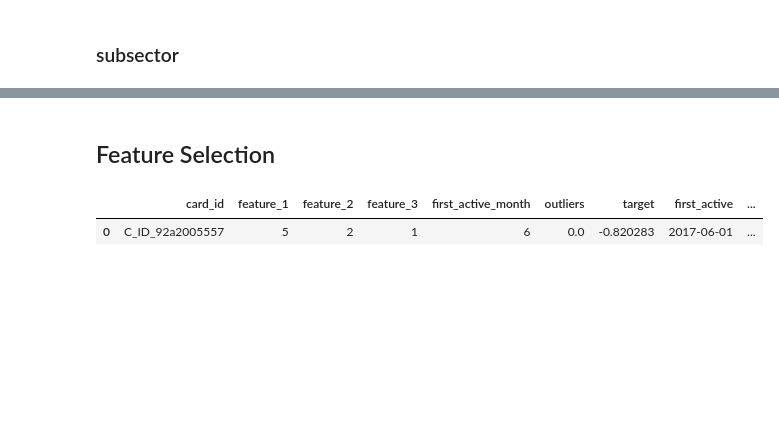
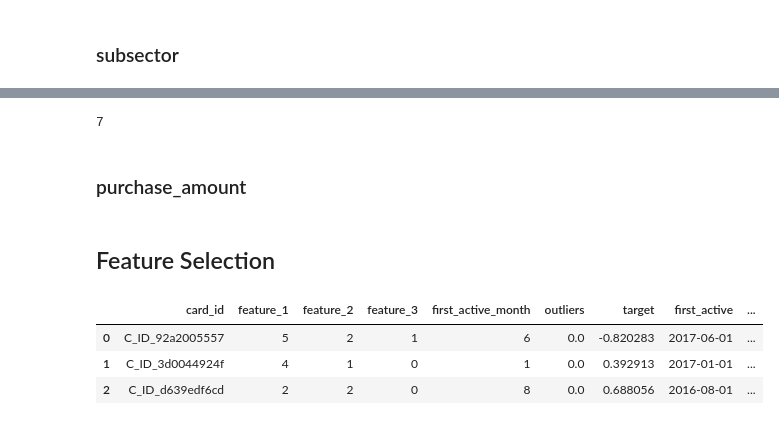
Before and after one commit to SONG-WONHO/Kaggle-Elo, a Jupyter notebook: 2-2 Feature Engineering and Selection.ipynb, the cells around one changed output, grey strips where cells are left out. Cells and saved outputs as stored; diff of their text form; code cells hidden in the pictures; blank space fills up the shorter version.

```diff
--- a/2-2 Feature Engineering and Selection.ipynb
+++ b/2-2 Feature Engineering and Selection.ipynb
@@ -368,0 +515,6 @@ gc.collect()
+# %%
+temp = history.groupby(['card_id']).agg({'purchase_year_month_day': ['max', 'min', duration]})
+# %%
+temp.columns = ['hist_purchase_year_month_day_max', 'hist_purchase_year_month_day_min', 'hist_purchase_year_month_day_duration']
+temp.reset_index(inplace=True)
+temp.head(1)
@@ -368,0 +524,10 @@ gc.collect()
+# %%
+train = train.merge(temp, on='card_id', how='left')
+test = test.merge(temp, on='card_id', how='left')
+
+del temp
+gc.collect()
+# %% [output]
+7
+# %% [markdown]
+### purchase_amount
@@ -369,13 +564,23 @@ gc.collect()
 # %% [markdown]
 ## Feature Selection
 # %%
+le = LabelEncoder()
+le.fit(train.append(test).hist_purchase_year_month_mode.values)
 for df in [train, test]:
+    df['first_active'] = pd.to_datetime(df['first_active'])
     df['temp'] = 1 - df.hist_category_1_label_mean
     df['hist_category_1_authorized_flag_Y_0_cnt'] = df.hist_category_1_authorized_flag_Y_size - df.hist_category_1_authorized_flag_Y_sum
     df.hist_installments_authorized_flag_Y_cnt_std = np.around(df.hist_installments_authorized_flag_Y_cnt_std, 4)
     df['temp'] = df.hist_month_lag_max - df.hist_month_lag_min
+    df.hist_purchase_year_month_mode = le.transform(df.hist_purchase_year_month_mode)
+    df['has_new_merchant'] = 1
+    df.loc[df.new_card_id_size == 0, 'has_new_merchant'] = 0
+    df['hist_purchase_year_max_first_active_year'] = (df.hist_purchase_year_month_day_max - df.first_active).dt.days
+    df['hist_purchase_year_min_first_active_year'] = (df.hist_purchase_year_month_day_min - df.first_active).dt.days
 # %%
-train.head(1)
+train.head(3)
 # %% [output]
 |  | card_id | feature_1 | feature_2 | feature_3 | first_active_month | outliers | target | first_active | ... |
 | 0 | C_ID_92a2005557 | 5 | 2 | 1 | 6 | 0.0 | -0.820283 | 2017-06-01 | ... |
+| 1 | C_ID_3d0044924f | 4 | 1 | 0 | 1 | 0.0 | 0.392913 | 2017-01-01 | ... |
+| 2 | C_ID_d639edf6cd | 2 | 2 | 0 | 8 | 0.0 | 0.688056 | 2016-08-01 | ... |
```
Also changed, not shown: parts of 48 cells of this notebook.
